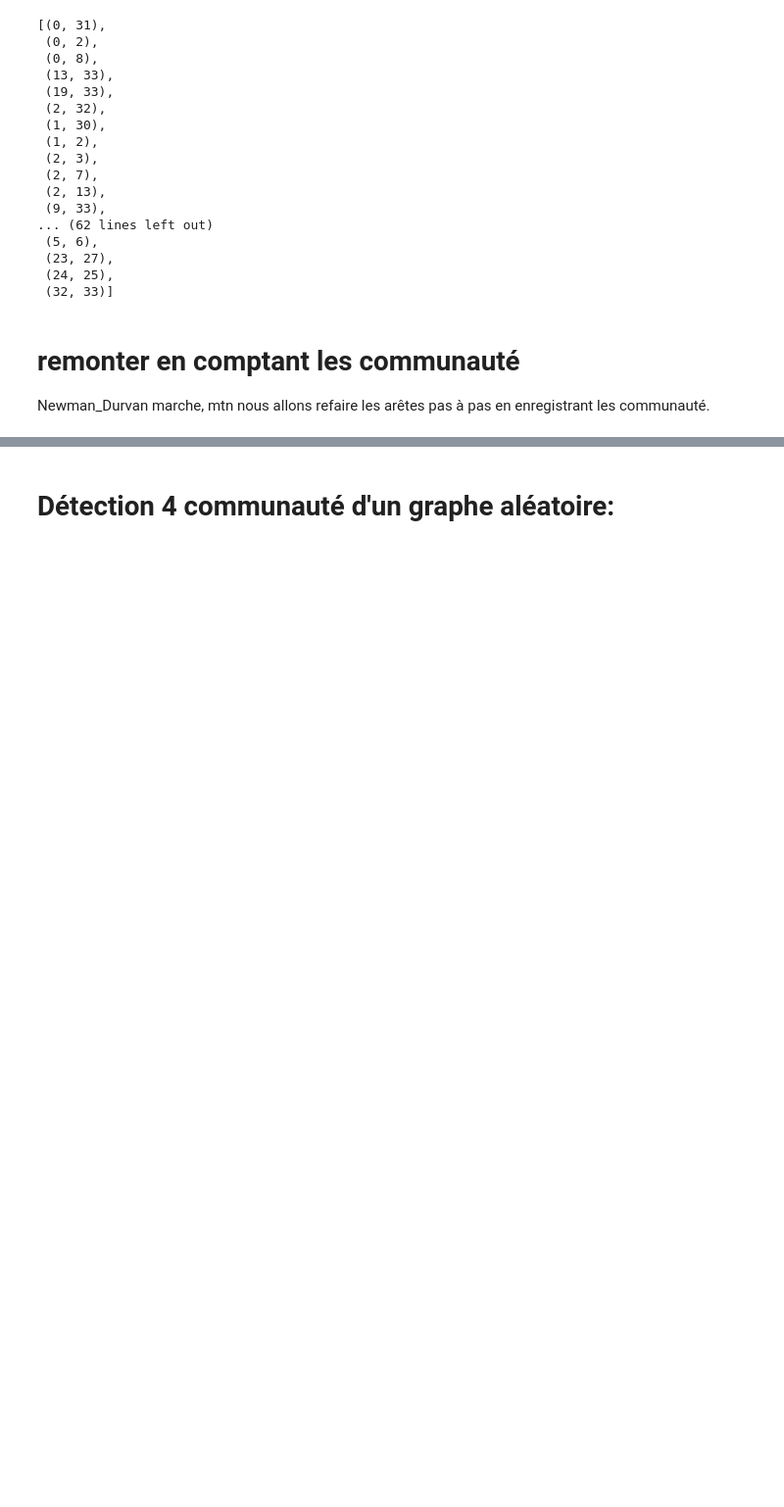
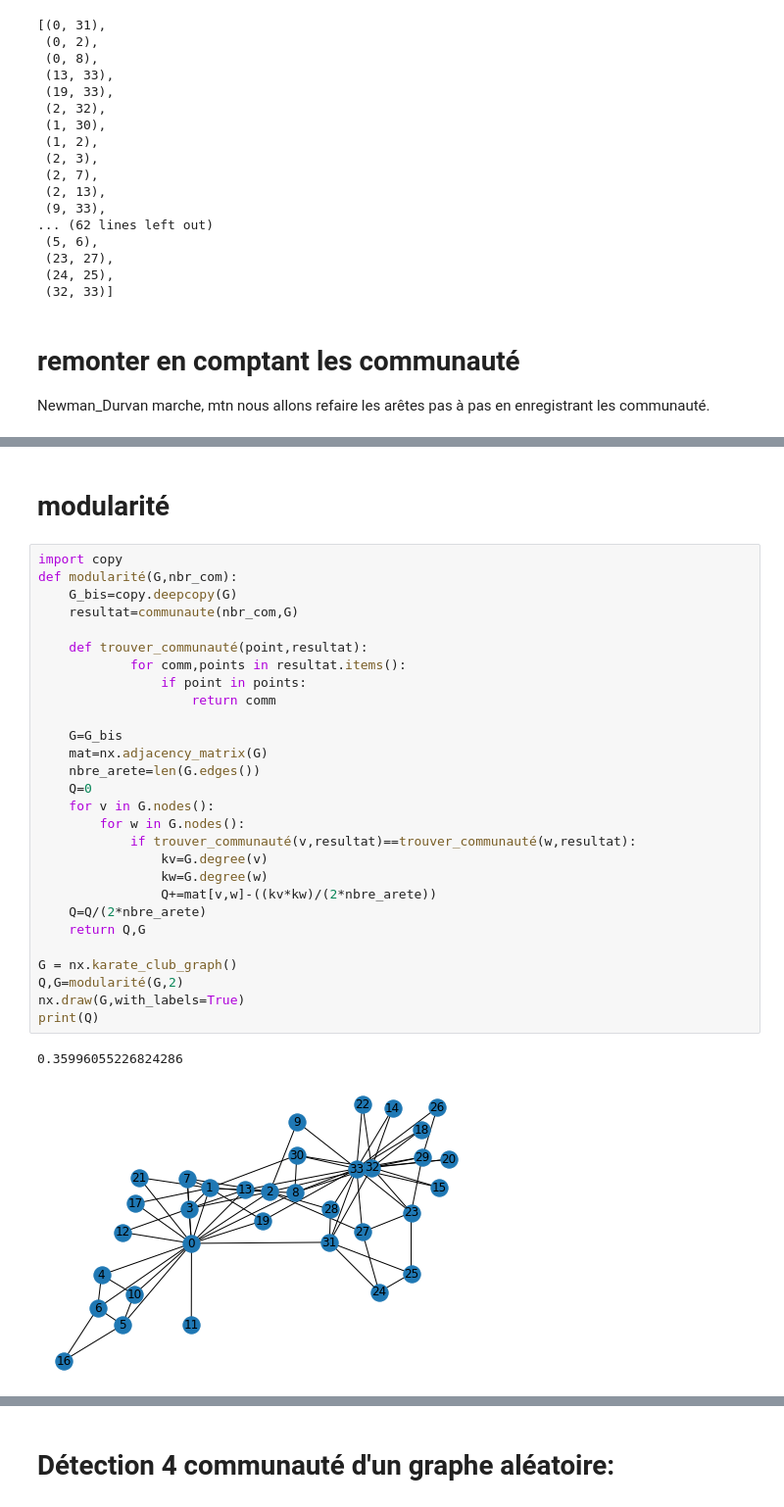
Before and after one commit to FlavLbr/Reseau_Newman_Girvan, a Jupyter notebook: newman_durvan.ipynb, the cells around one changed output, grey strips where cells are left out. Shown at 98% size. Saved outputs shown, nothing was run; the diff lists cells and outputs as text; blank space fills up the shorter version.

```diff
--- a/newman_durvan.ipynb
+++ b/newman_durvan.ipynb
@@ -228,0 +229,33 @@ nx.draw(G,with_labels=True)
+# %% [markdown]
+# modularité
+# %%
+import copy
+def modularité(G,nbr_com):
+    G_bis=copy.deepcopy(G)
+    resultat=communaute(nbr_com,G)
+
+    def trouver_communauté(point,resultat):
+            for comm,points in resultat.items():
+                if point in points:
+                    return comm
+
+    G=G_bis
+    mat=nx.adjacency_matrix(G)
+    nbre_arete=len(G.edges())
+    Q=0
+    for v in G.nodes():
+        for w in G.nodes():
+            if trouver_communauté(v,resultat)==trouver_communauté(w,resultat):
+                kv=G.degree(v)
+                kw=G.degree(w)
+                Q+=mat[v,w]-((kv*kw)/(2*nbre_arete))
+    Q=Q/(2*nbre_arete)
+    return Q,G
+
+G = nx.karate_club_graph()
+Q,G=modularité(G,2)
+nx.draw(G,with_labels=True)
+print(Q)
+# %% [output]
+0.35996055226824286
+[figure, added]
```
Also changed, not shown: parts of 8 cells of this notebook.
